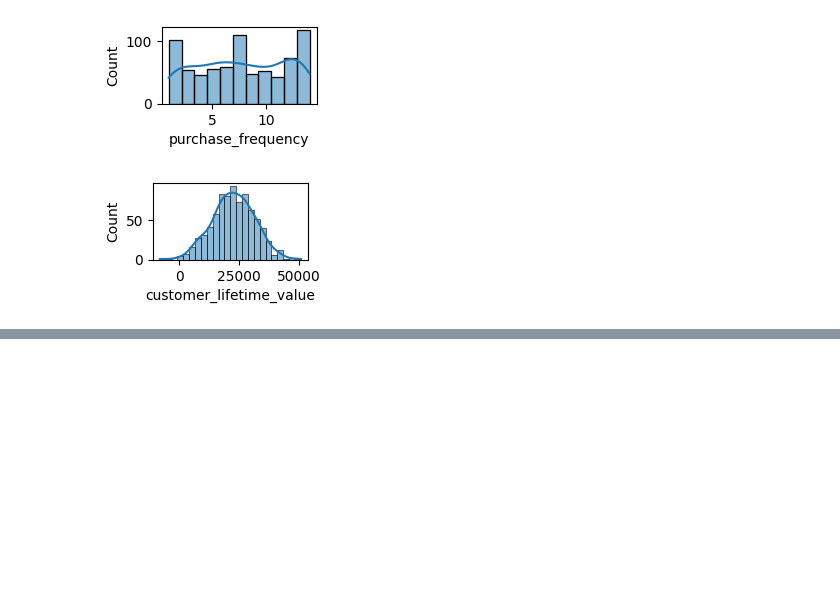
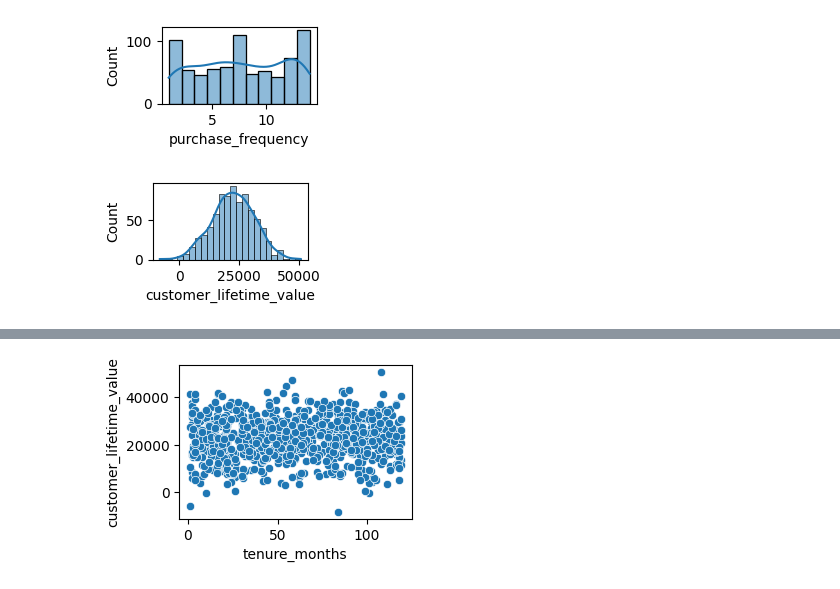
Before and after one commit to Md-Maruf-1727/Machine-Learning-Algorithms, a Jupyter notebook: Regularization (not a algorithm) technique/Customer sales prediction/code.ipynb, the cells around one changed output, grey strips where cells are left out. Cells and saved outputs as stored; diff of their text form; code cells hidden in the pictures; blank space fills up the shorter version.

```diff
--- a/Regularization (not a algorithm) technique/Customer sales prediction/code.ipynb
+++ b/Regularization (not a algorithm) technique/Customer sales prediction/code.ipynb
@@ -95,0 +117,7 @@ for col in df:
+# %%
+#relation between tenure_months and customer lifetime value
+plt.figure(figsize=(3,2))
+sns.scatterplot(x='tenure_months', y='customer_lifetime_value', data=df)
+plt.show()
+# %% [output]
+[figure, added]
```
Also changed, not shown: parts of 3 cells of this notebook.
